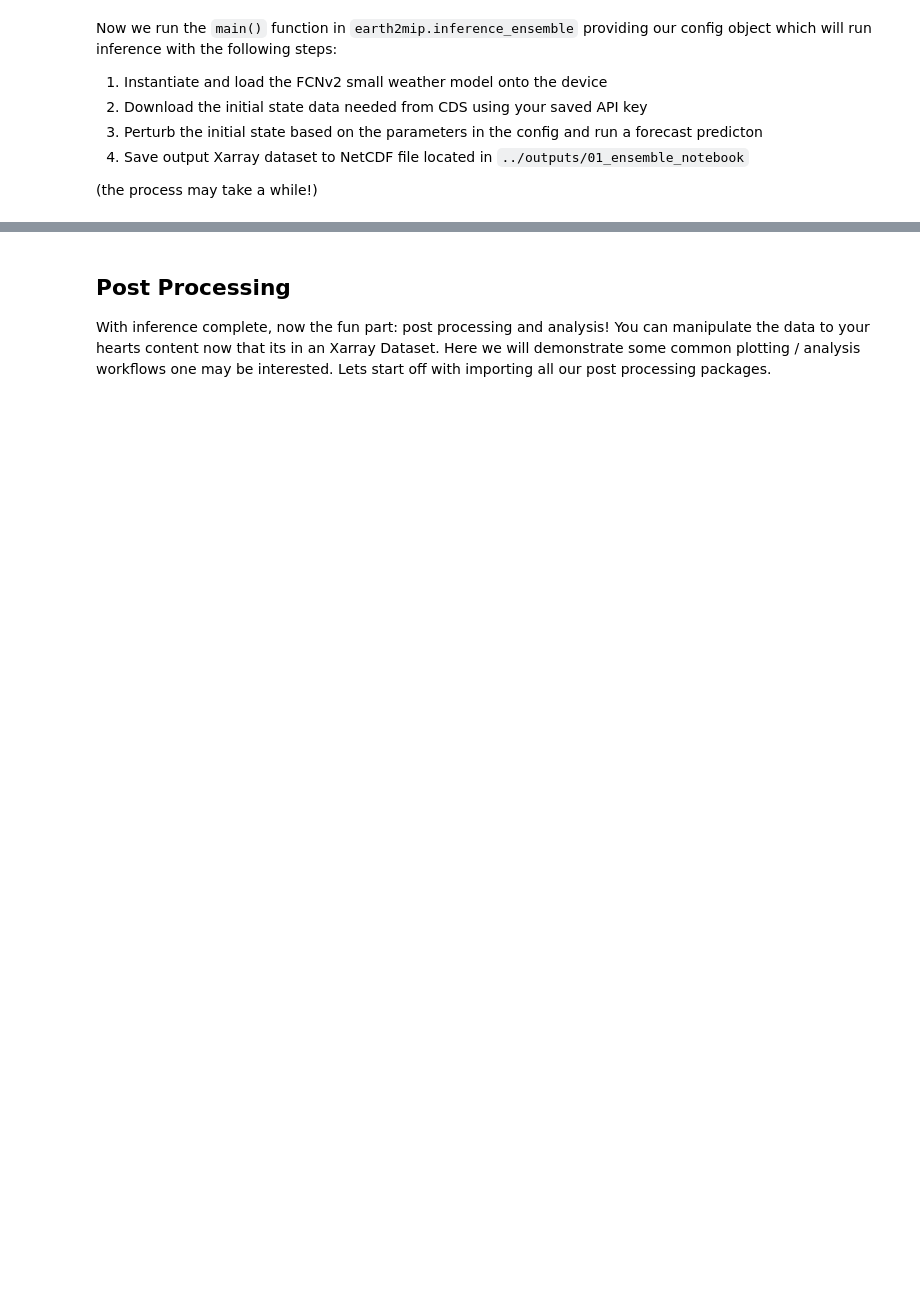
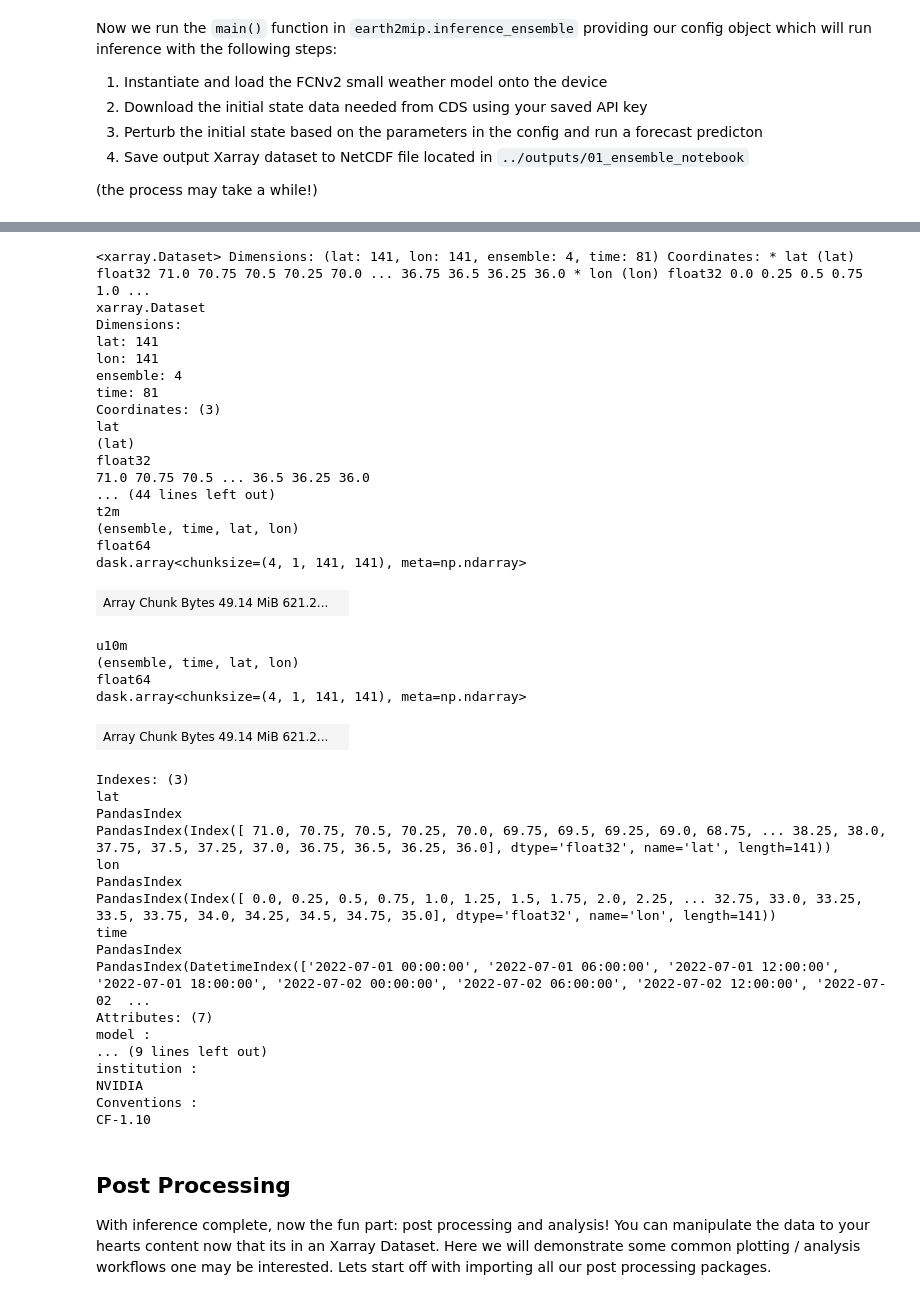
Before and after one commit to MarsuPila/earth2mip, a Jupyter notebook: examples/notebooks/04_nov_dem.ipynb, the cells around one changed output, grey strips where cells are left out. Saved outputs shown, nothing was run; the diff lists cells and outputs as text; code cells hidden in the pictures; blank space fills up the shorter version.

```diff
--- a/examples/notebooks/04_nov_dem.ipynb
+++ b/examples/notebooks/04_nov_dem.ipynb
@@ -177,16 +223,61 @@ But with our single NetCDF file we can load it into a [Xarray Dataset](https://d
 # %%
+domain_idx = 0
+weather_model = 'pangu'
+
 def open_ensemble(f, domain, chunks={"time": 1}):
     time = xarray.open_dataset(f).time
     root = xarray.open_dataset(f, decode_times=False)
     ds = xarray.open_dataset(f, chunks=chunks, group=domain)
     ds.attrs = root.attrs
     return ds.assign_coords(time=time)
 
-output_path = config["output_path"]
-domains = config["weather_event"]["domains"][0]["name"]
-ensemble_members = config["ensemble_members"]
-ds = open_ensemble(os.path.join(output_path, "ensemble_out_0.nc"), domains)
+dat_file = f"../outputs/04_nov_dem/{weather_model}/ensemble_out_0.nc"
+root = xarray.open_dataset(dat_file, decode_times=False)
+config = json.loads(root.attrs['config'])
+domain = config['weather_event']["domains"][domain_idx]
+ds = open_ensemble(dat_file, domain['name'])
 ds
+# %% [output]
+<xarray.Dataset> Dimensions: (lat: 141, lon: 141, ensemble: 4, time: 81) Coordinates: * lat (lat) float32 71.0 70.75 70.5 70.25 70.0 ... 36.75 36.5 36.25 36.0 * lon (lon) float32 0.0 0.25 0.5 0.75 1.0 ...
+xarray.Dataset
+Dimensions:
+lat: 141
+lon: 141
+ensemble: 4
+time: 81
+Coordinates: (3)
+lat
+(lat)
+float32
+71.0 70.75 70.5 ... 36.5 36.25 36.0
+... (44 lines left out)
+t2m
+(ensemble, time, lat, lon)
+float64
+dask.array<chunksize=(4, 1, 141, 141), meta=np.ndarray>
+| Array Chunk Bytes 49.14 MiB 621.2... |  |
+u10m
+(ensemble, time, lat, lon)
+float64
+dask.array<chunksize=(4, 1, 141, 141), meta=np.ndarray>
+| Array Chunk Bytes 49.14 MiB 621.2... |  |
+Indexes: (3)
+lat
+PandasIndex
+PandasIndex(Index([ 71.0, 70.75, 70.5, 70.25, 70.0, 69.75, 69.5, 69.25, 69.0, 68.75, ... 38.25, 38.0, 37.75, 37.5, 37.25, 37.0, 36.75, 36.5, 36.25, 36.0], dtype='float32', name='lat', length=141))
+lon
+PandasIndex
+PandasIndex(Index([ 0.0, 0.25, 0.5, 0.75, 1.0, 1.25, 1.5, 1.75, 2.0, 2.25, ... 32.75, 33.0, 33.25, 33.5, 33.75, 34.0, 34.25, 34.5, 34.75, 35.0], dtype='float32', name='lon', length=141))
+time
+PandasIndex
+PandasIndex(DatetimeIndex(['2022-07-01 00:00:00', '2022-07-01 06:00:00', '2022-07-01 12:00:00', '2022-07-01 18:00:00', '2022-07-02 00:00:00', '2022-07-02 06:00:00', '2022-07-02 12:00:00', '2022-07-02  ...
+Attributes: (7)
+model :
+... (9 lines left out)
+institution :
+NVIDIA
+Conventions :
+CF-1.10
 # %% [markdown]
 ## Post Processing
 
```
Also changed, not shown: parts of 21 cells of this notebook, 2 other files.
